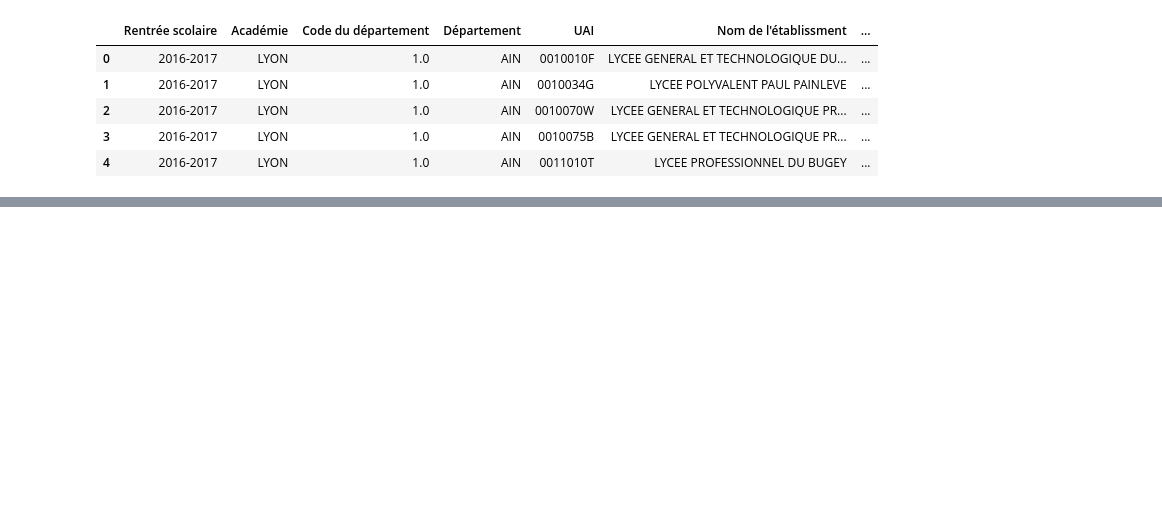
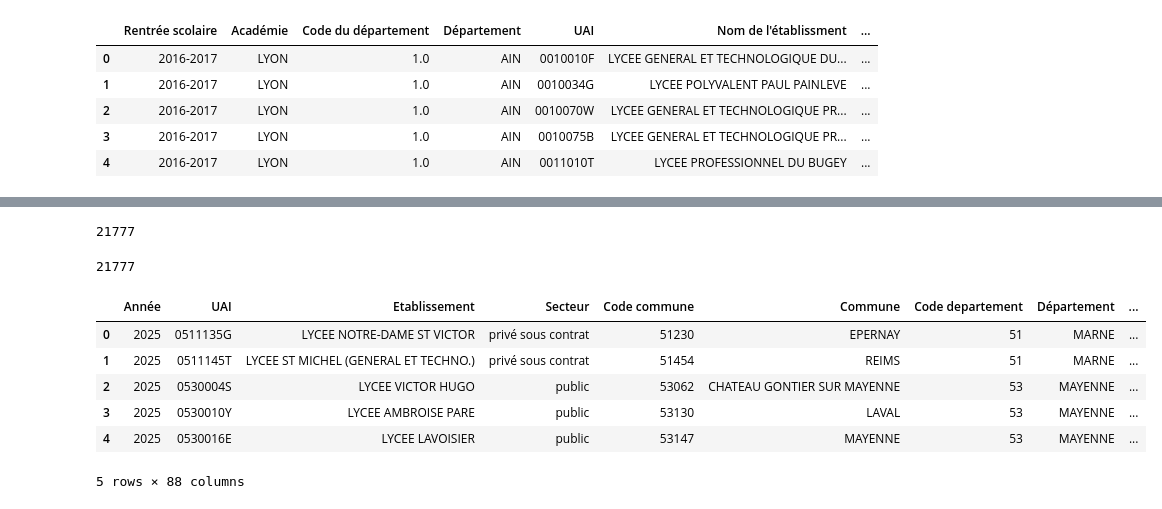
Before and after one commit to AlexisBenameur/projet-python-2AS1, a Jupyter notebook: codes/decouverte_data.ipynb, the cells around one changed output, grey strips where cells are left out. Saved outputs shown, nothing was run; the diff lists cells and outputs as text; code cells hidden in the pictures; blank space fills up the shorter version.

```diff
--- a/codes/decouverte_data.ipynb
+++ b/codes/decouverte_data.ipynb
@@ -13,0 +34,20 @@ df_ips.head()
+# %%
+print(len(df_ips['Ecart-type de l\'IPS voie PRO'].isna()))
+# %% [output]
+21777
+# %%
+print(len(df_ips))
+# %% [output]
+21777
+# %%
+df_res = pd.read_csv('../donnees/fr-en-indicateurs-de-resultat-des-lycees-gt_v2.csv', sep=';')
+# %%
+df_res.head()
+# %% [output]
+|  | Année | UAI | Etablissement | Secteur | Code commune | Commune | Code departement | Département | ... |
+| 0 | 2025 | 0511135G | LYCEE NOTRE-DAME ST VICTOR | privé sous contrat | 51230 | EPERNAY | 51 | MARNE | ... |
+| 1 | 2025 | 0511145T | LYCEE ST MICHEL (GENERAL ET TECHNO.) | privé sous contrat | 51454 | REIMS | 51 | MARNE | ... |
+| 2 | 2025 | 0530004S | LYCEE VICTOR HUGO | public | 53062 | CHATEAU GONTIER SUR MAYENNE | 53 | MAYENNE | ... |
+| 3 | 2025 | 0530010Y | LYCEE AMBROISE PARE | public | 53130 | LAVAL | 53 | MAYENNE | ... |
+| 4 | 2025 | 0530016E | LYCEE LAVOISIER | public | 53147 | MAYENNE | 53 | MAYENNE | ... |
+5 rows × 88 columns
```
Also changed, not shown: parts of 5 cells of this notebook.
